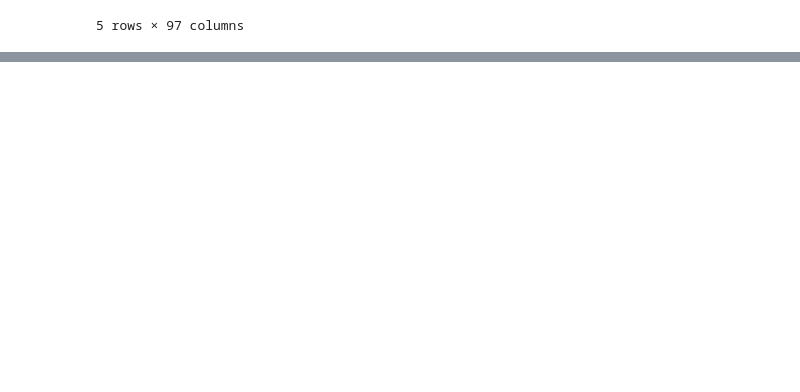
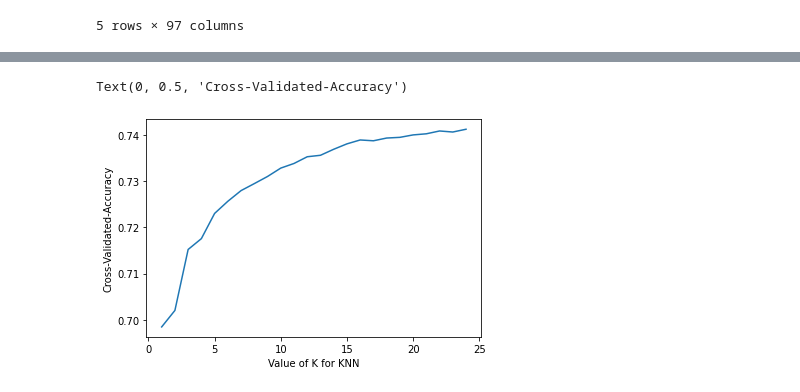
Before and after one commit to brunofaria27/machine-learning-pratical, a Jupyter notebook: csgo_prediction_winner_round.ipynb, the cells around one changed output, grey strips where cells are left out. Cells and saved outputs as stored; diff of their text form; code cells hidden in the pictures; blank space fills up the shorter version.

```diff
--- a/csgo_prediction_winner_round.ipynb
+++ b/csgo_prediction_winner_round.ipynb
@@ -155,0 +208,14 @@ weighted avg       0.81      0.81      0.81     97928
+# %%
+k_scores = list()
+for k in range(1, 25):
+    knn = KNeighborsClassifier(n_neighbors=k)
+    scores = cross_val_score(knn, X, y, cv=10, scoring='accuracy')
+    k_scores.append(scores.mean())
+# %%
+%matplotlib inline
+plt.plot(range(1, 25), k_scores)
+plt.xlabel('Value of K for KNN')
+plt.ylabel('Cross-Validated-Accuracy')
+# %% [output]
+Text(0, 0.5, 'Cross-Validated-Accuracy')
+[figure, added]
```
Also changed, not shown: parts of 25 cells of this notebook.
